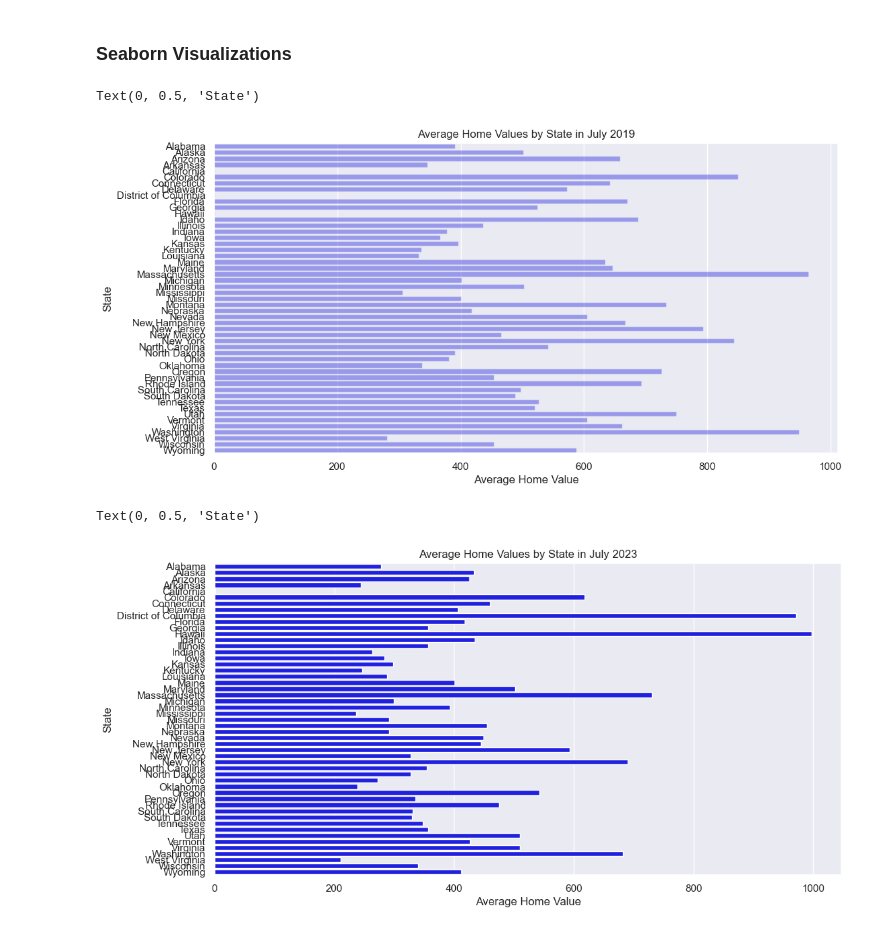
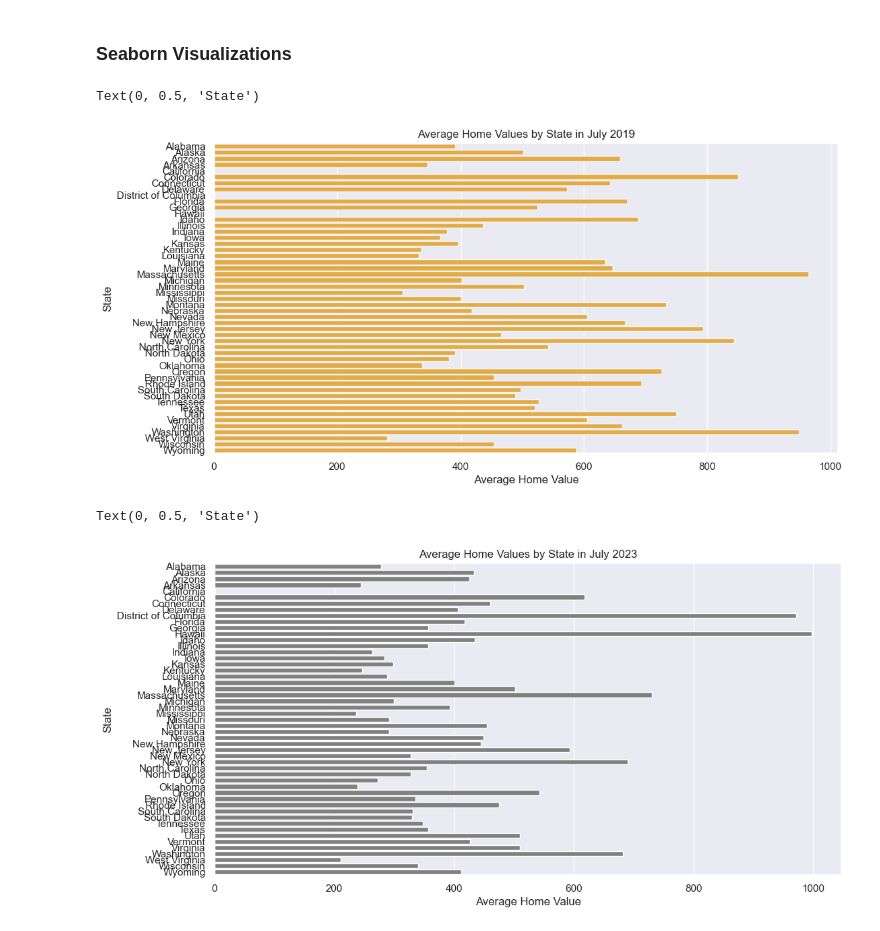
Before and after one commit to guzmanwolfrank/Data, a Jupyter notebook: SQL Zillow/ZillowProject.ipynb, the cells around one changed output. Saved outputs shown, nothing was run; the diff lists cells and outputs as text; code cells hidden in the pictures.

```diff
--- a/SQL Zillow/ZillowProject.ipynb
+++ b/SQL Zillow/ZillowProject.ipynb
@@ -129,10 +129,19 @@ ORDER BY "7/31/2023" ASC
 LIMIT 5;
 """
 
+query6 = """
+SELECT State
+FROM zillow_data
+ORDER BY "7/31/2023" ASC
+LIMIT 1;
+
+"""
+
+
 # Execute queries and fetch results
 query_results = []
 
-for query in [query1, query2, query3, query4, query5]:
+for query in [query1, query2, query3, query4, query5,query6]:
     result = pd.read_sql_query(query, con)
     query_results.append(result)
 # %% [markdown]
@@ -140,28 +149,28 @@ for query in [query1, query2, query3, query4, query5]:
 # %%
 
 # Create Seaborn charts
 sns.set(style="darkgrid")
 
 # Chart 1: Average home values by state in September 2019
 plt.figure(figsize=(12, 6))
-sns.barplot(data=query_results[1], x='AvgHomeValue', y='State',color="blue", alpha=0.4)
+sns.barplot(data=query_results[1], x='AvgHomeValue', y='State',color="orange", alpha=0.8)
 plt.title('Average Home Values by State in July 2019')
 plt.xlabel('Average Home Value')
 plt.ylabel('State')
 # %% [output]
 Text(0, 0.5, 'State')
-[figure, old version]
+[figure, new version]
 # %%
 
 # Chart 2: Average home values by state in September 2021
 plt.figure(figsize=(12, 6))
-sns.barplot(data=query_results[0], x='AvgHomeValue', y='State',color="blue")
+sns.barplot(data=query_results[0], x='AvgHomeValue', y='State',color="grey")
 plt.title('Average Home Values by State in July 2023')
 plt.xlabel('Average Home Value')
 plt.ylabel('State')
 # %% [output]
 Text(0, 0.5, 'State')
-[figure, old version]
+[figure, new version]
 # %%
 
 # Chart 3: Top 5 states with the highest average home values in May 2023
```
Also changed, not shown: parts of 10 cells of this notebook.
